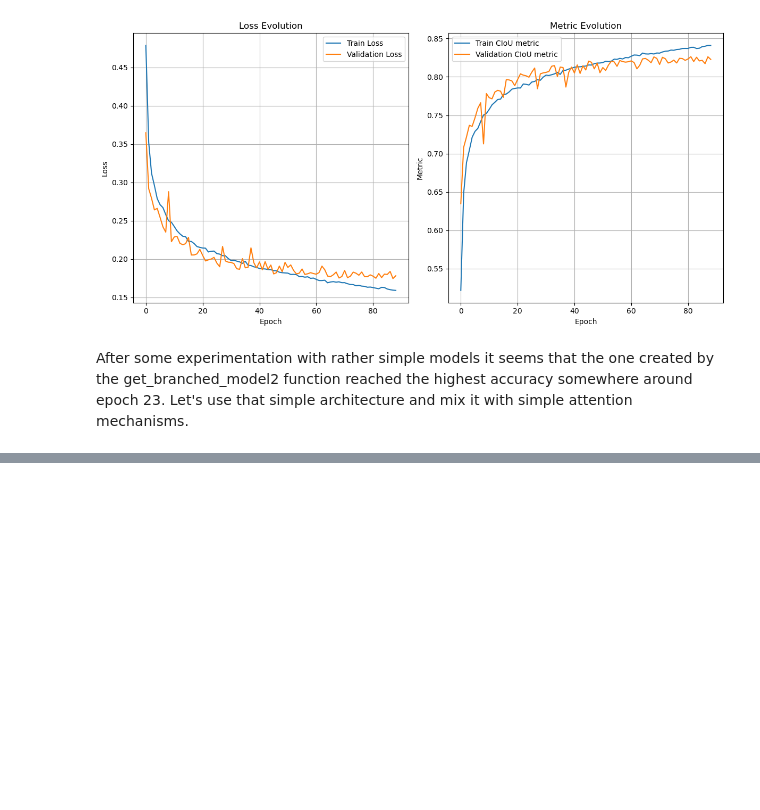
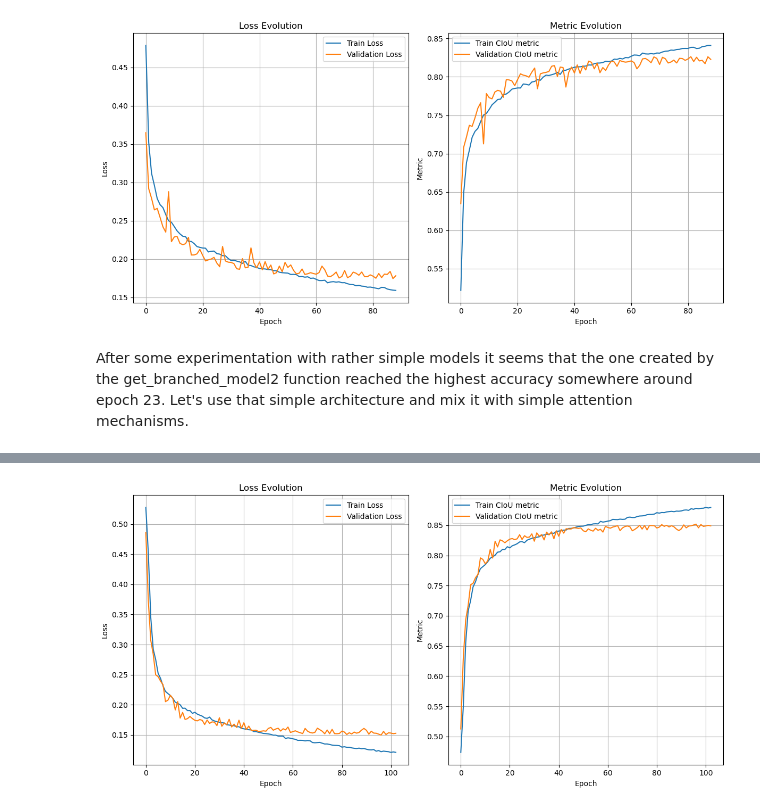
Before and after one commit to mmalek06/praca_inz_nn, a Jupyter notebook: roi_detection.ipynb, the cells around one changed output, grey strips where cells are left out. Cells and saved outputs as stored; diff of their text form; code cells hidden in the pictures; blank space fills up the shorter version.

```diff
--- a/roi_detection.ipynb
+++ b/roi_detection.ipynb
@@ -424,0 +449,35 @@ plot_history(history6)
+# %%
+def run_multi_attentive_model(
+        model_factory: Callable,
+        model_name: str,
+        loss: Callable,
+        metric: Callable,
+        reduction_patience=5,
+        monitor='val_root_ciou_metric'):
+    MIN_DELTA = .001
+    early_stopping = keras.callbacks.EarlyStopping(
+        monitor=monitor,
+        mode='max',
+        patience=20,
+        min_delta=MIN_DELTA)
+    reduce_lr = keras.callbacks.ReduceLROnPlateau(
+        monitor=monitor,
+        mode='max',
+        factor=0.95,
+        min_delta=MIN_DELTA,
+        patience=reduction_patience,
+        min_lr=0.0005,
+        verbose=1)
+    model_checkpoint = keras.callbacks.ModelCheckpoint(
+        filepath='models/' + model_name + '_{epoch}',
+        save_best_only=True)
+    tensor_board = keras.callbacks.TensorBoard(log_dir=f'tensor_logs/{model_name}')
+    model = model_factory(loss, metric)
+
+    return model.fit(
+        X_train,
+        {'root': ys_train, 'dot': np.zeros((len(ys_train,),))},
+        validation_data=(X_valid, {'root': ys_valid, 'dot': np.zeros((len(ys_valid,),))}),
+        epochs=500,
+        batch_size=64,
+        callbacks=[reduce_lr, model_checkpoint, tensor_board, early_stopping])
@@ -424,0 +553,6 @@ plot_history(history6)
+# %%
+history7 = run_multi_attentive_model(get_attentive_model2, f'roi_detection_iou_26', ciou_loss, ciou_metric, 20)
+# %%
+plot_history(history7, metric_key='root_ciou_metric', val_metric_key='val_root_ciou_metric')
+# %% [output]
+[figure, added]
```
Also changed, not shown: parts of 8 cells of this notebook.
